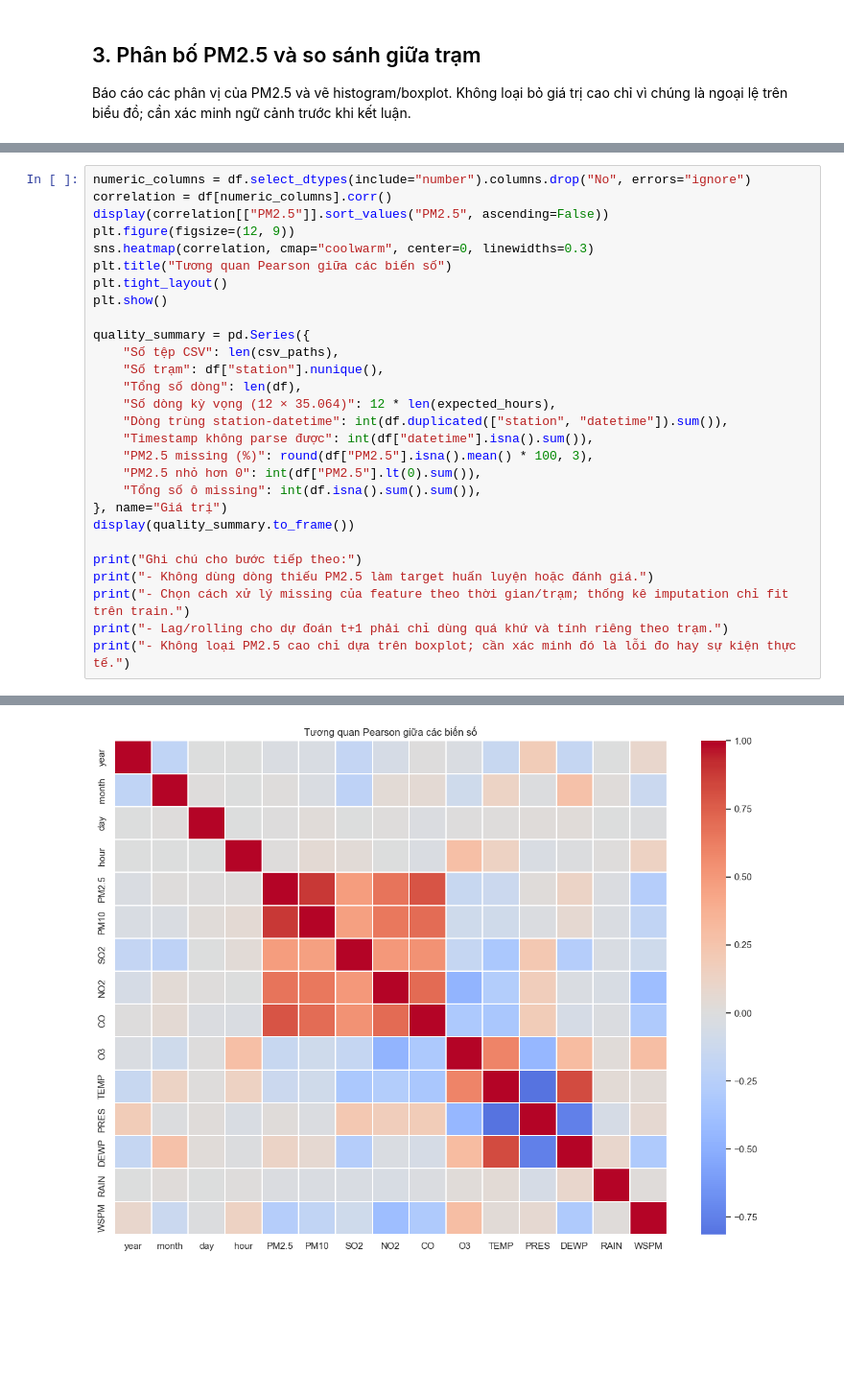
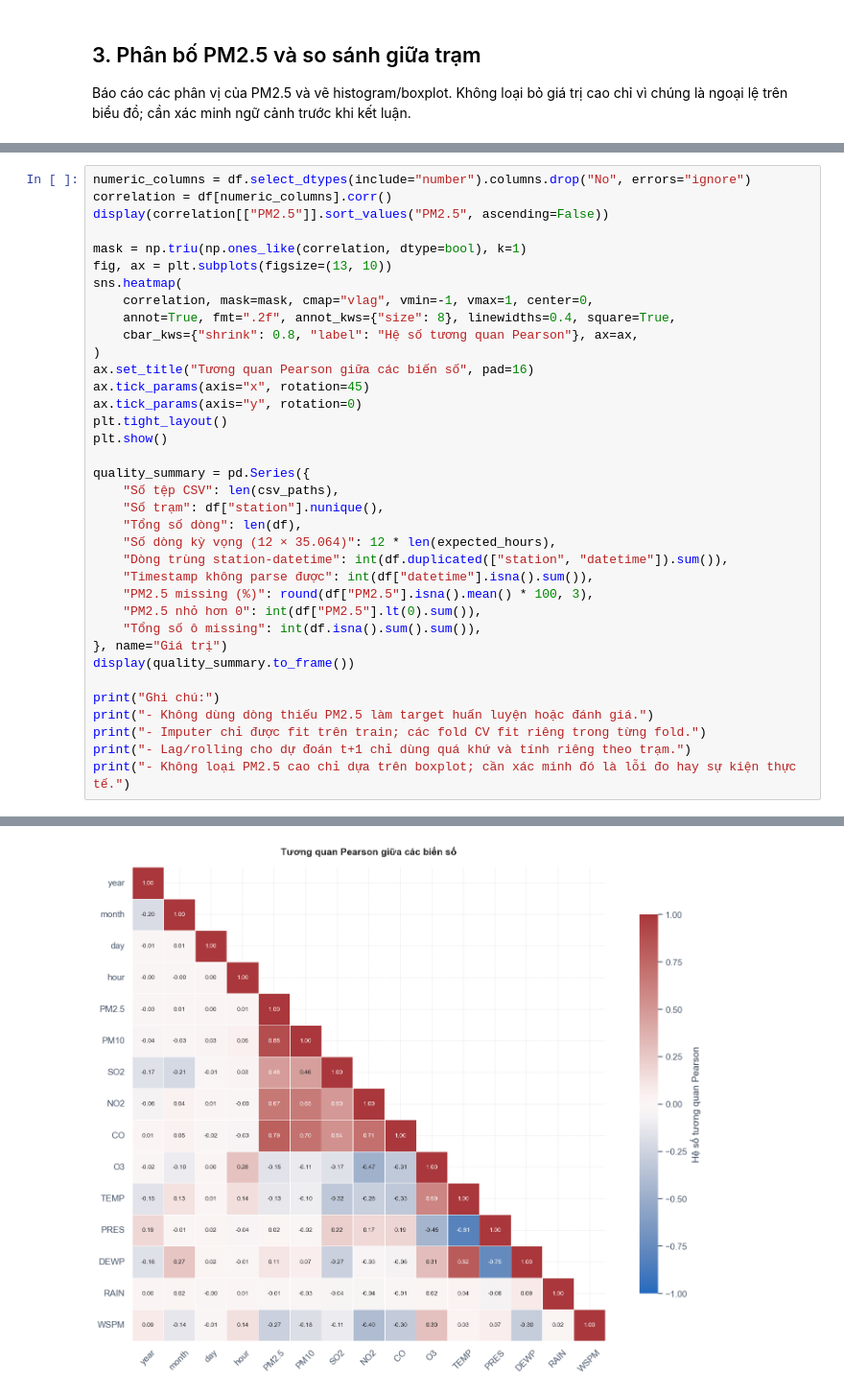
Before and after one commit to bjruly/sgu_finalproject_machinelearning_2026-2027, a Jupyter notebook: notebooks/01_eda_and_preprocessing.ipynb, the cells around one changed output, grey strips where cells are left out. Shown at 96% size. Cells and saved outputs as stored; diff of their text form; blank space fills up the shorter version.

```diff
--- a/notebooks/01_eda_and_preprocessing.ipynb
+++ b/notebooks/01_eda_and_preprocessing.ipynb
@@ -285,9 +488,17 @@ Tương quan Pearson thể hiện liên hệ tuyến tính, không chứng minh
 numeric_columns = df.select_dtypes(include="number").columns.drop("No", errors="ignore")
 correlation = df[numeric_columns].corr()
 display(correlation[["PM2.5"]].sort_values("PM2.5", ascending=False))
-plt.figure(figsize=(12, 9))
-sns.heatmap(correlation, cmap="coolwarm", center=0, linewidths=0.3)
-plt.title("Tương quan Pearson giữa các biến số")
+
+mask = np.triu(np.ones_like(correlation, dtype=bool), k=1)
+fig, ax = plt.subplots(figsize=(13, 10))
+sns.heatmap(
+    correlation, mask=mask, cmap="vlag", vmin=-1, vmax=1, center=0,
+    annot=True, fmt=".2f", annot_kws={"size": 8}, linewidths=0.4, square=True,
+    cbar_kws={"shrink": 0.8, "label": "Hệ số tương quan Pearson"}, ax=ax,
+)
+ax.set_title("Tương quan Pearson giữa các biến số", pad=16)
+ax.tick_params(axis="x", rotation=45)
+ax.tick_params(axis="y", rotation=0)
 plt.tight_layout()
 plt.show()
 
@@ -296,37 +507,37 @@ quality_summary = pd.Series({
     "Số trạm": df["station"].nunique(),
     "Tổng số dòng": len(df),
     "Số dòng kỳ vọng (12 × 35.064)": 12 * len(expected_hours),
     "Dòng trùng station-datetime": int(df.duplicated(["station", "datetime"]).sum()),
     "Timestamp không parse được": int(df["datetime"].isna().sum()),
     "PM2.5 missing (%)": round(df["PM2.5"].isna().mean() * 100, 3),
     "PM2.5 nhỏ hơn 0": int(df["PM2.5"].lt(0).sum()),
     "Tổng số ô missing": int(df.isna().sum().sum()),
 }, name="Giá trị")
 display(quality_summary.to_frame())
 
-print("Ghi chú cho bước tiếp theo:")
+print("Ghi chú:")
 print("- Không dùng dòng thiếu PM2.5 làm target huấn luyện hoặc đánh giá.")
-print("- Chọn cách xử lý missing của feature theo thời gian/trạm; thống kê imputation chỉ fit trên train.")
-print("- Lag/rolling cho dự đoán t+1 phải chỉ dùng quá khứ và tính riêng theo trạm.")
+print("- Imputer chỉ được fit trên train; các fold CV fit riêng trong từng fold.")
+print("- Lag/rolling cho dự đoán t+1 chỉ dùng quá khứ và tính riêng theo trạm.")
 print("- Không loại PM2.5 cao chỉ dựa trên boxplot; cần xác minh đó là lỗi đo hay sự kiện thực tế.")
 # %% [output]
 |  | PM2.5 |
 | PM2.5 | 1.000000 |
 | PM10 | 0.884380 |
 | CO | 0.789998 |
 | NO2 | 0.666948 |
 | SO2 | 0.482354 |
 | DEWP | 0.114656 |
 | PRES | 0.018566 |
 | hour | 0.011709 |
 | month | 0.010438 |
 | day | 0.003428 |
 | RAIN | -0.014359 |
 | year | -0.025836 |
 | TEMP | -0.131127 |
 | O3 | -0.149697 |
 | WSPM | -0.272205 |
-[figure, old version]
+[figure, new version]
 |  | Giá trị |
 | Số tệp CSV | 12.000 |
 | Số trạm | 12.000 |
```
Also changed, not shown: parts of 12 cells of this notebook, 1 other file.
